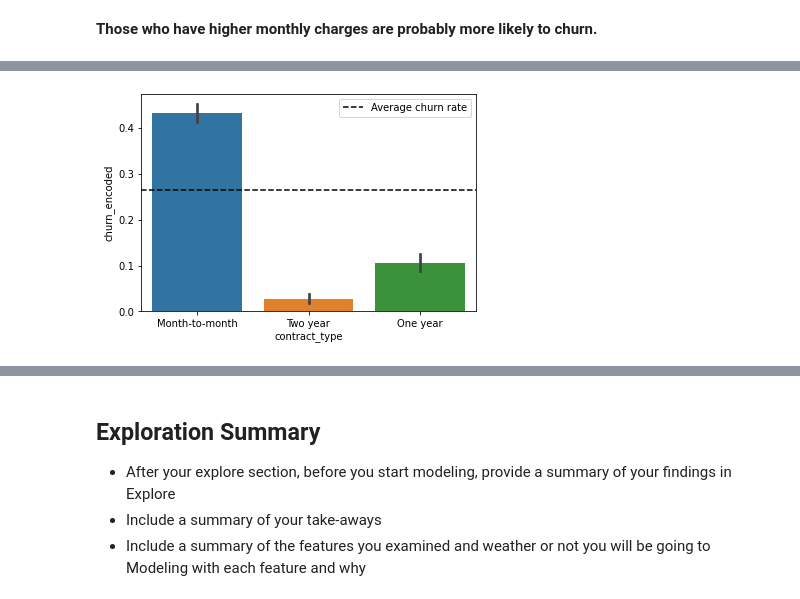
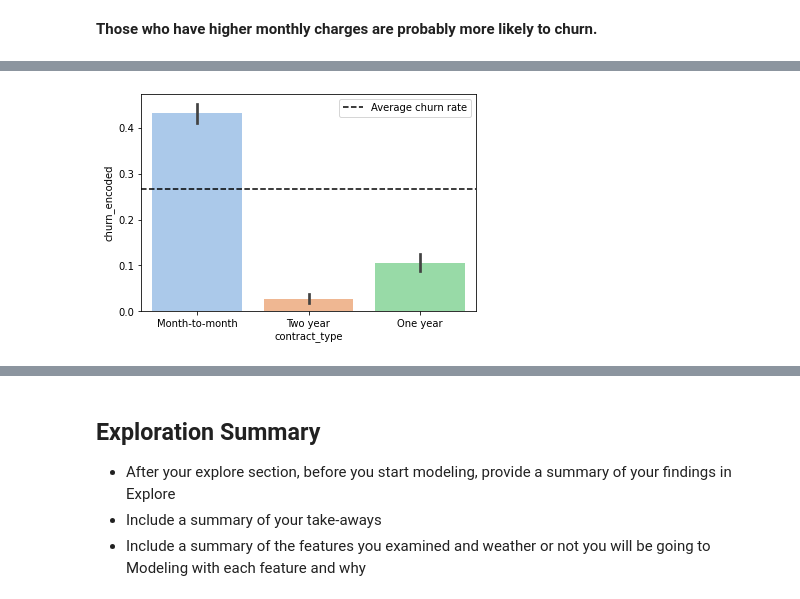
Before and after one commit to markydoug/classification-project, a Jupyter notebook: project_template.ipynb, the cells around one changed output, grey strips where cells are left out. Cells and saved outputs as stored; diff of their text form; code cells hidden in the pictures.

```diff
--- a/project_template.ipynb
+++ b/project_template.ipynb
@@ -296,8 +238,8 @@ we can reject the null hypothesis
 # %%
-sns.barplot(x="contract_type", y="churn_encoded", data=train)
+sns.barplot(x="contract_type", y="churn_encoded", data=train, palette='pastel')
 rate = train["churn_encoded"].mean()
 plt.axhline(rate, label = f'Average churn rate', linestyle='--', color='black')
 plt.legend()
 plt.show()
 # %% [output]
-[figure, old version]
+[figure, new version]
```
Also changed, not shown: parts of 53 cells of this notebook.
